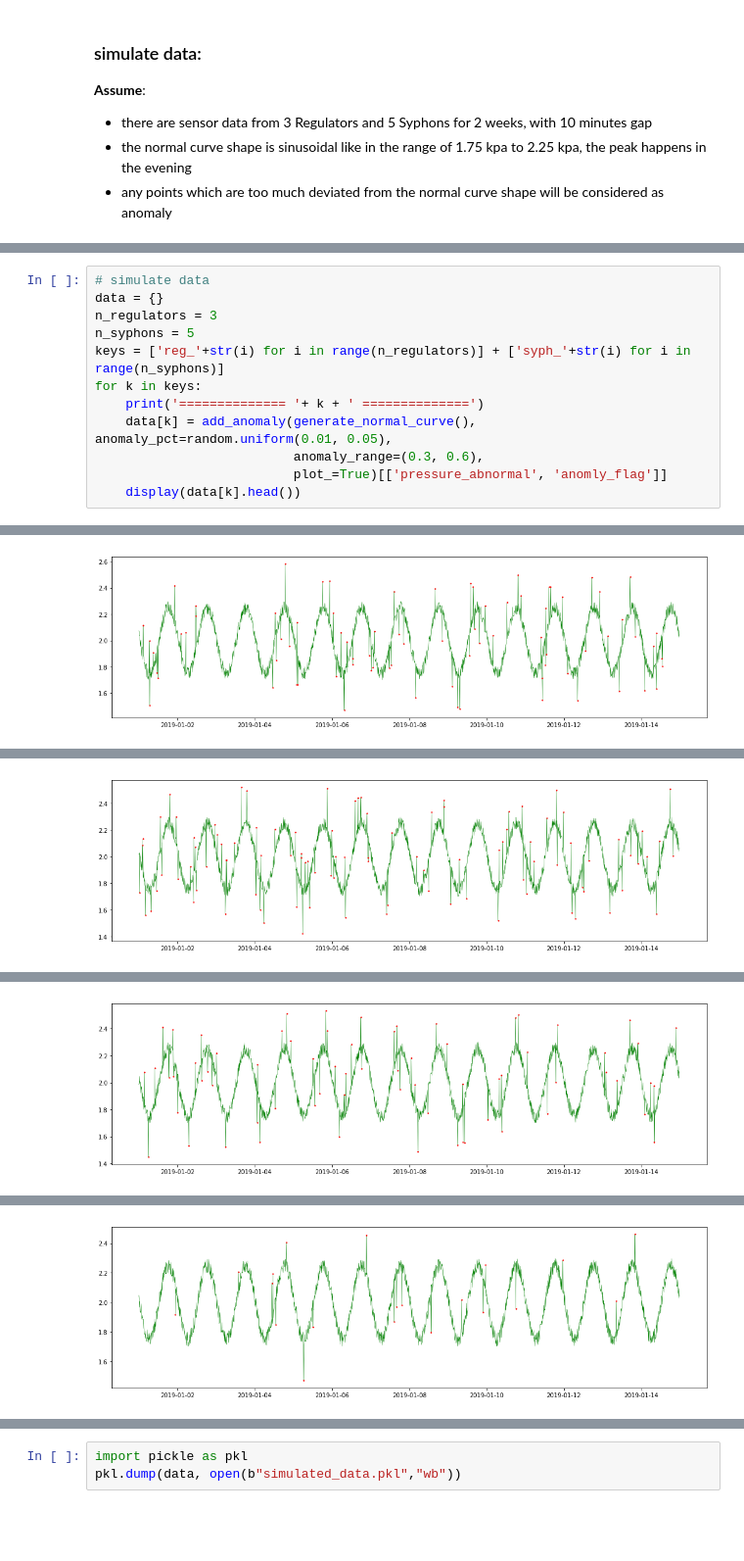
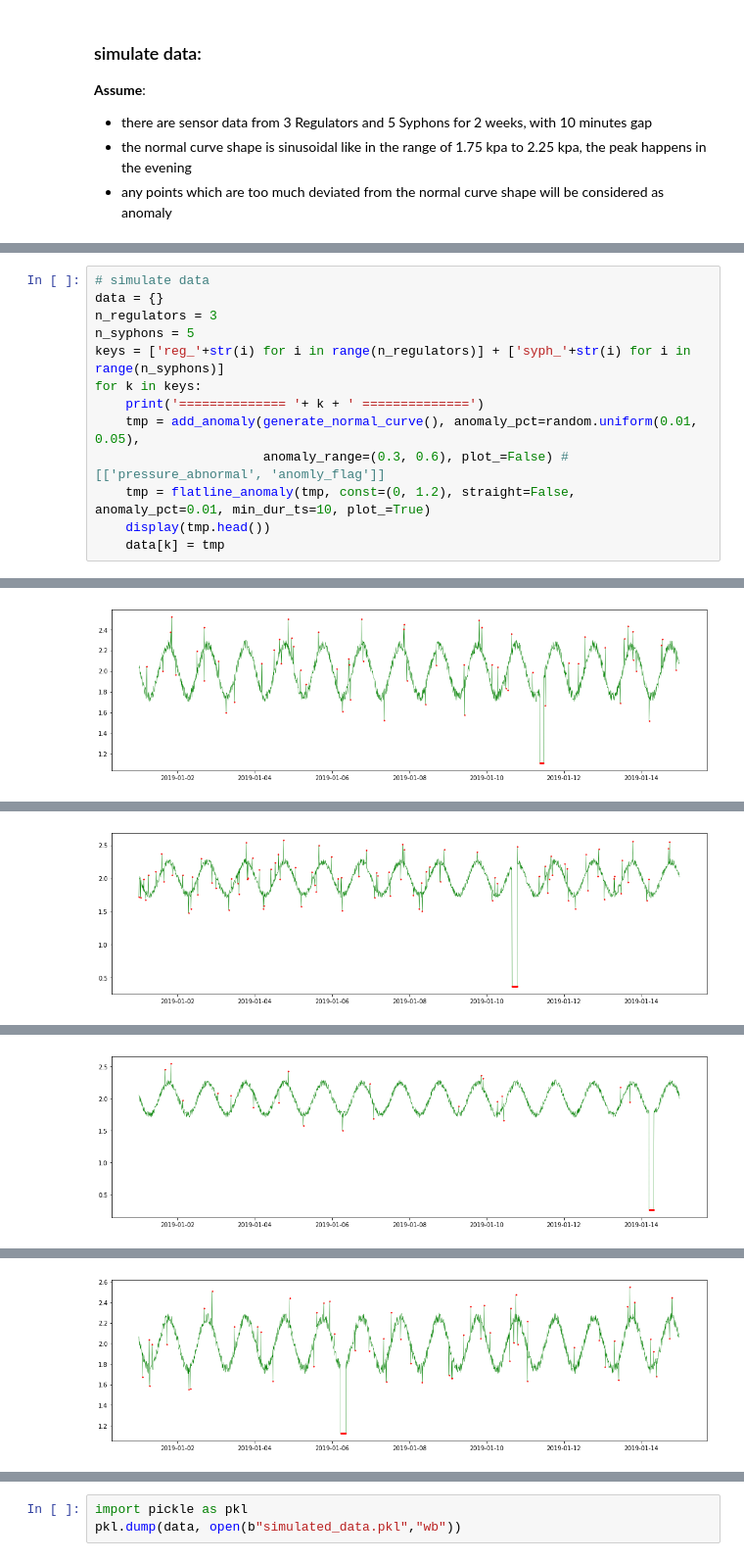
Before and after one commit to HuangWeiKulish/Gas-Network-Anomaly-Detection, a Jupyter notebook: Simulate_Data.ipynb, the cells around one changed output, grey strips where cells are left out. Shown at 98% size. Cells and saved outputs as stored; diff of their text form; blank space fills up the shorter version.

```diff
--- a/Simulate_Data.ipynb
+++ b/Simulate_Data.ipynb
@@ -111,9 +162,10 @@ n_syphons = 5
 keys = ['reg_'+str(i) for i in range(n_regulators)] + ['syph_'+str(i) for i in range(n_syphons)]
 for k in keys:
     print('============== '+ k + ' ==============')
-    data[k] = add_anomaly(generate_normal_curve(), anomaly_pct=random.uniform(0.01, 0.05),
-                          anomaly_range=(0.3, 0.6),
-                          plot_=True)[['pressure_abnormal', 'anomly_flag']]
-    display(data[k].head())
+    tmp = add_anomaly(generate_normal_curve(), anomaly_pct=random.uniform(0.01, 0.05),
+                      anomaly_range=(0.3, 0.6), plot_=False) #[['pressure_abnormal', 'anomly_flag']]
+    tmp = flatline_anomaly(tmp, const=(0, 1.2), straight=False, anomaly_pct=0.01, min_dur_ts=10, plot_=True)
+    display(tmp.head())
+    data[k] = tmp
 # %% [output]
 ============== reg_0 ==============
@@ -120 +173 @@ for k in keys:
-[figure, old version]
+[figure, new version]
@@ -128 +182 @@ for k in keys:
-[figure, old version]
+[figure, new version]
@@ -136 +191 @@ for k in keys:
-[figure, old version]
+[figure, new version]
@@ -144 +200 @@ for k in keys:
-[figure, old version]
+[figure, new version]
```
Also changed, not shown: parts of 4 cells of this notebook.
